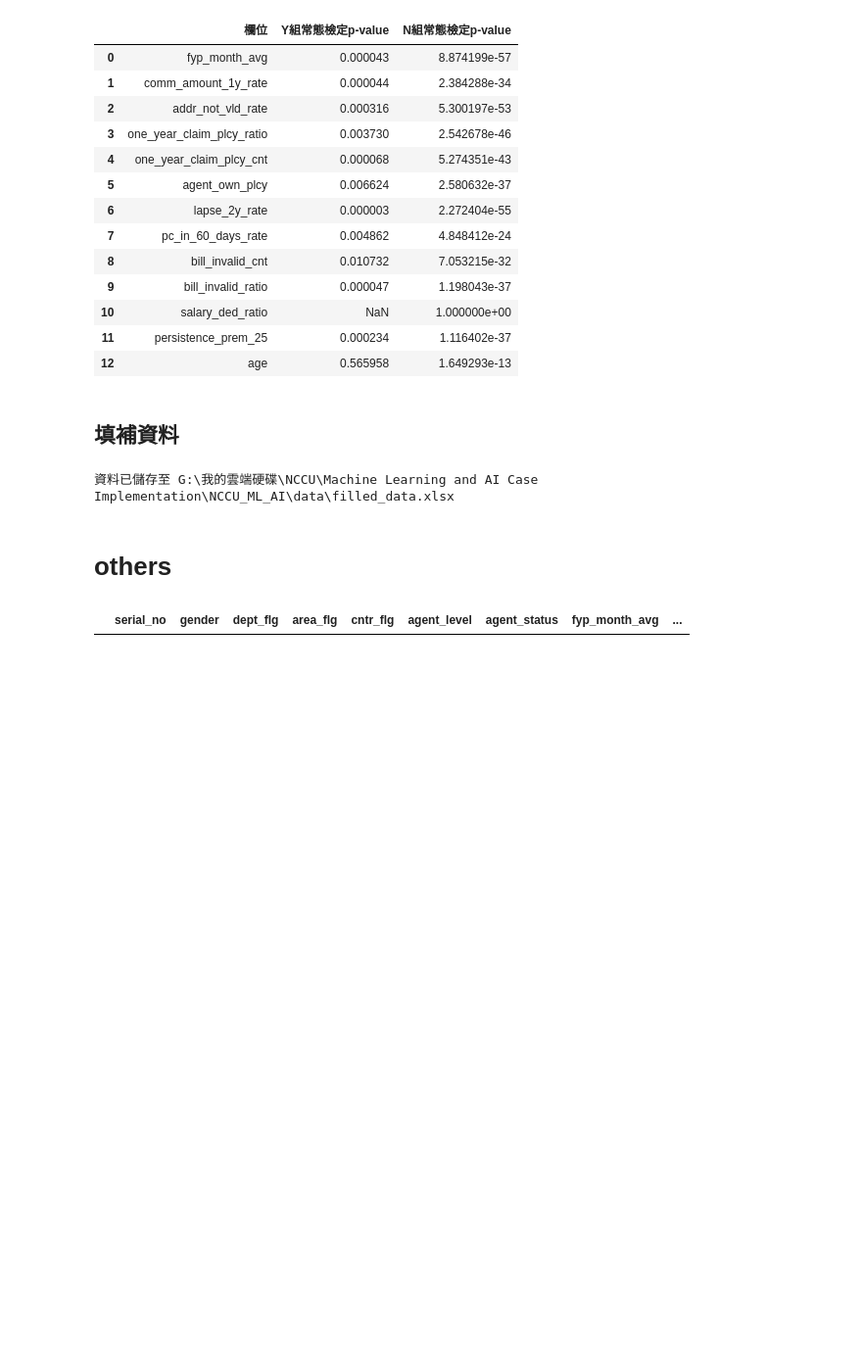
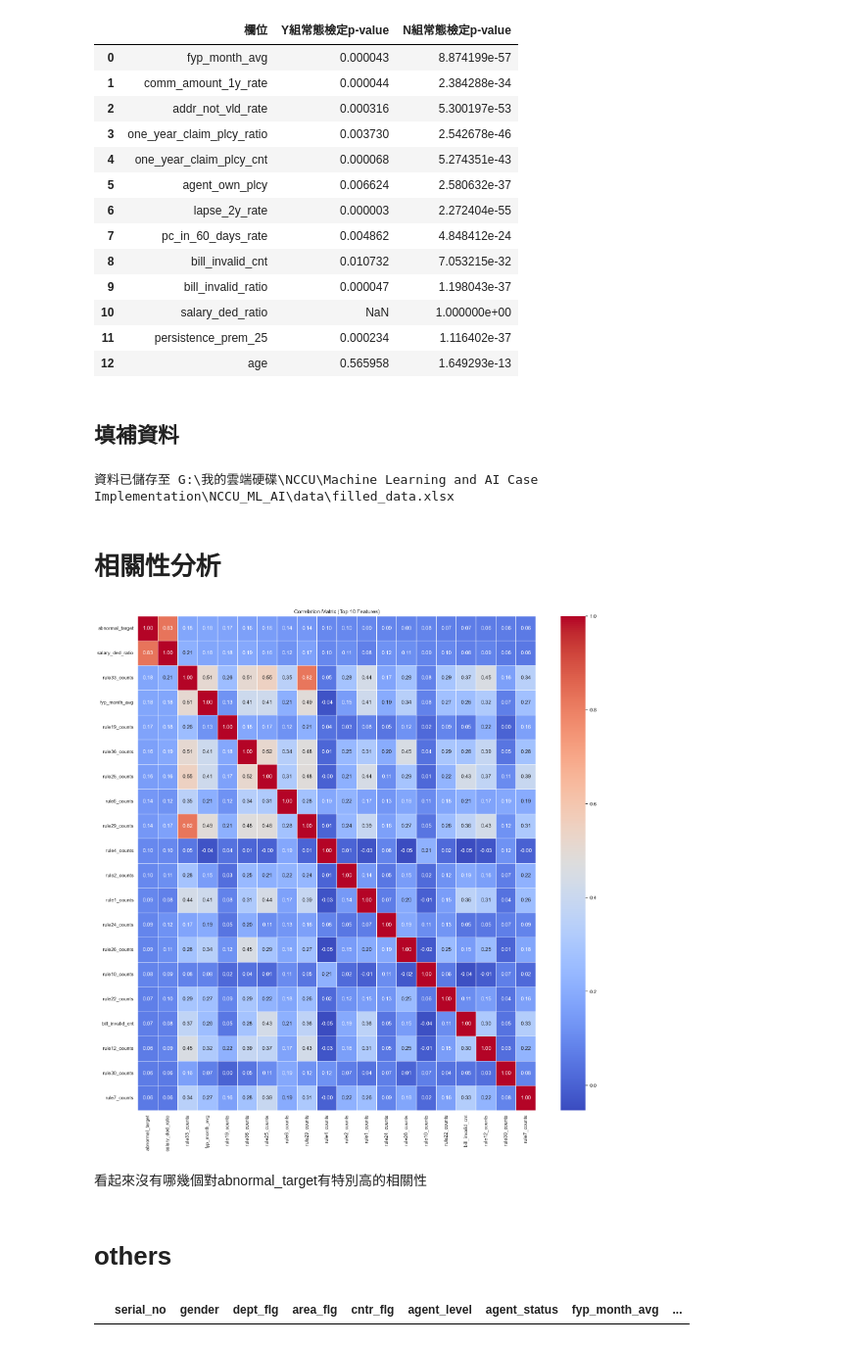
Before and after one commit to Boleefat/NCCU_ML_AI, a Jupyter notebook: step1/Data_Preprocessing.ipynb, the cells around one changed output. Shown at 98% size. Saved outputs shown, nothing was run; the diff lists cells and outputs as text; code cells hidden in the pictures; blank space fills up the shorter version.

```diff
--- a/step1/Data_Preprocessing.ipynb
+++ b/step1/Data_Preprocessing.ipynb
@@ -512,6 +497,35 @@ df.to_excel(output_file_path, index=False)
 print(f"資料已儲存至 {output_file_path}")
 # %% [output]
 資料已儲存至 G:\我的雲端硬碟\NCCU\Machine Learning and AI Case Implementation\NCCU_ML_AI\data\filled_data.xlsx
+# %% [markdown]
+# 相關性分析
+# %%
+# 讀取資料
+file_path = r"G:\我的雲端硬碟\NCCU\Machine Learning and AI Case Implementation\NCCU_ML_AI\data\filled_data.xlsx"
+filled_data = pd.read_excel(file_path, engine='openpyxl')
+
+# 選取數值型欄位
+numeric_columns = filled_data.select_dtypes(include=['float64', 'int64']).columns
+
+# 計算相關性矩陣
+correlation_matrix = filled_data[numeric_columns].corr()
+
+# 提取與目標變數（abnormal_target）相關的欄位
+correlation_with_target = correlation_matrix["abnormal_target"].sort_values(ascending=False)
+
+# 只顯示與目標變數相關性較強的變數（前10個）
+top_columns = correlation_with_target.index[:20]
+filtered_correlation_matrix = correlation_matrix[top_columns].loc[top_columns]
+
+# 可視化相關性矩陣
+plt.figure(figsize=(20, 20))
+sns.heatmap(filtered_correlation_matrix, annot=True, cmap='coolwarm', fmt='.2f', linewidths=0.5)
+plt.title('Correlation Matrix (Top 10 Features)')
+plt.show()
+# %% [output]
+[figure, added]
+# %% [markdown]
+看起來沒有哪幾個對abnormal_target有特別高的相關性
 # %% [markdown]
 # others
 # %%
```
Also changed, not shown: parts of 1 cell of this notebook, 2 other files.
